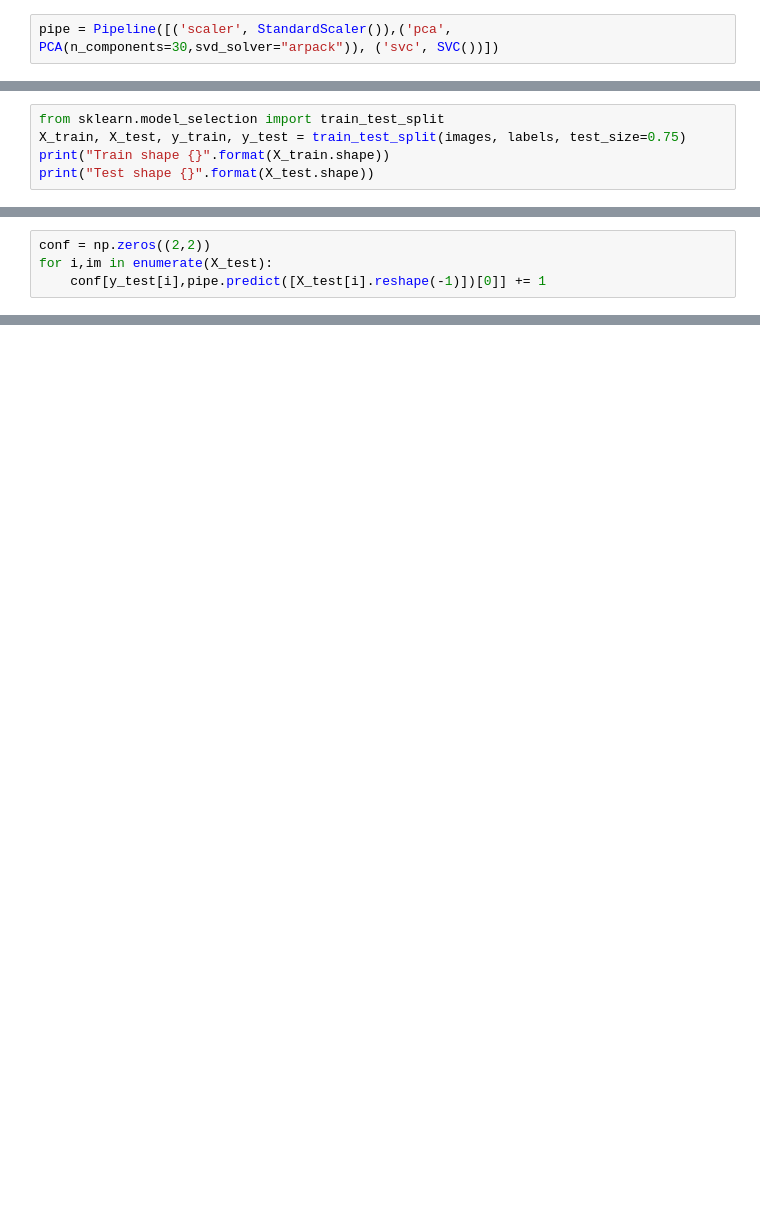
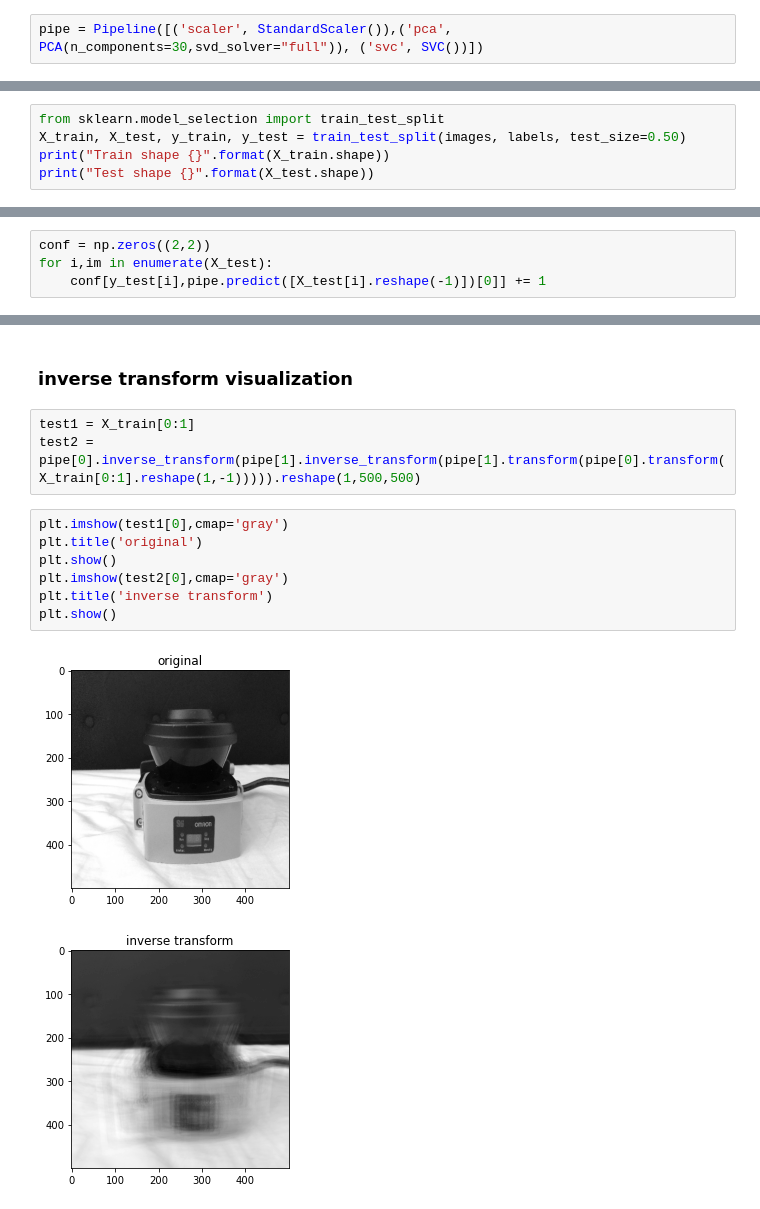
Before and after one commit to gr8monk3ys/Omron-computer-vision, a Jupyter notebook: testing_models.ipynb, the cells around one changed output, grey strips where cells are left out. Cells and saved outputs as stored; diff of their text form; blank space fills up the shorter version.

Commit message:
inverse transform

```diff
--- a/testing_models.ipynb
+++ b/testing_models.ipynb
@@ -75,2 +76,2 @@ import pickle
 # %%
-pipe = Pipeline([('scaler', StandardScaler()),('pca', PCA(n_components=30,svd_solver="arpack")), ('svc', SVC())])
+pipe = Pipeline([('scaler', StandardScaler()),('pca', PCA(n_components=30,svd_solver="full")), ('svc', SVC())])
@@ -79,6 +80,6 @@ pipe = Pipeline([('scaler', StandardScaler()),('pca', PCA(n_components=30,svd_so
 # %%
 from sklearn.model_selection import train_test_split
-X_train, X_test, y_train, y_test = train_test_split(images, labels, test_size=0.75)
+X_train, X_test, y_train, y_test = train_test_split(images, labels, test_size=0.50)
 print("Train shape {}".format(X_train.shape))
 print("Test shape {}".format(X_test.shape))
 # %% [output]
@@ -131,0 +131,15 @@ for i, v in enumerate(pipe.predict(X_test.reshape(X_test.shape[0],-1))==y_test):
+# %% [markdown]
+### inverse transform visualization
+# %%
+test1 = X_train[0:1]
+test2 = pipe[0].inverse_transform(pipe[1].inverse_transform(pipe[1].transform(pipe[0].transform(X_train[0:1].reshape(1,-1))))).reshape(1,500,500)
+# %%
+plt.imshow(test1[0],cmap='gray')
+plt.title('original')
+plt.show()
+plt.imshow(test2[0],cmap='gray')
+plt.title('inverse transform')
+plt.show()
+# %% [output]
+[figure, added]
+[figure, added]
```
Also changed, not shown: parts of 16 cells of this notebook.
